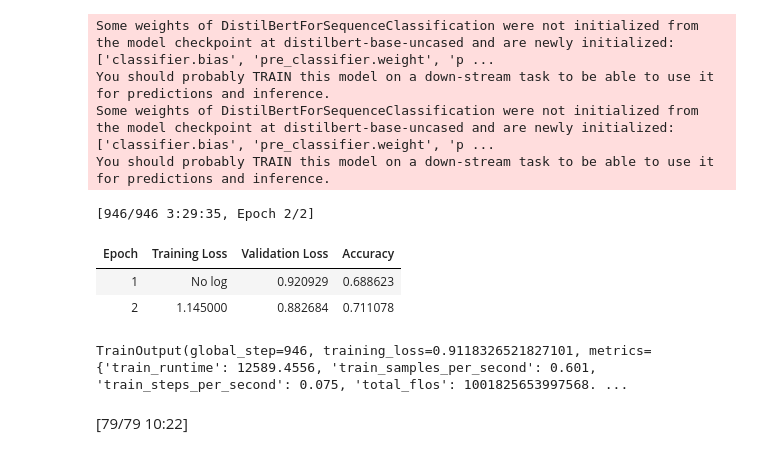
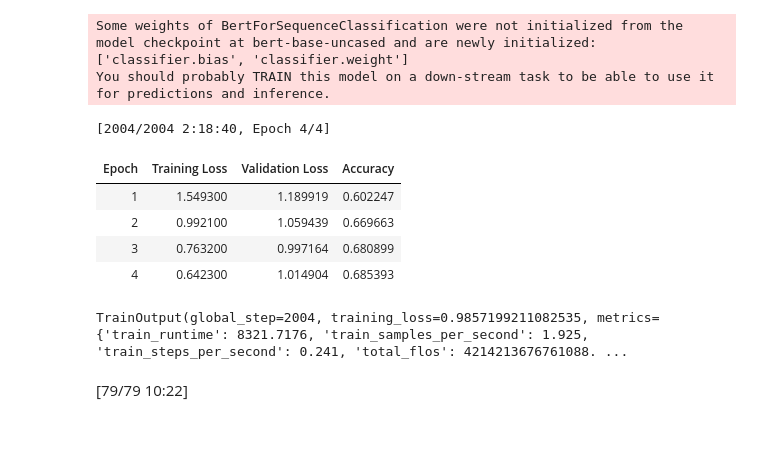
Before and after one commit to bonjarlow/data-source-identification, a Jupyter notebook: ml-testing/ml-url_html-testing.ipynb, the cells around one changed output. Cells and saved outputs as stored; diff of their text form; code cells hidden in the pictures.

```diff
--- a/ml-testing/ml-url_html-testing.ipynb
+++ b/ml-testing/ml-url_html-testing.ipynb
@@ -10,22 +12,27 @@ import evaluate
 # %%
-MODEL = "distilbert-base-uncased"
+import os
+os.environ["TOKENIZERS_PARALLELISM"] = "false"
+
+#MODEL = "distilbert-base-uncased"
 #MODEL = "google/bigbird-roberta-base"
-#MODEL = "bert-base-uncased"
-MAX_STEPS = 500
+MODEL = "bert-base-uncased"
 
 #explicitly load dataset from local file (hugging face insists on a constant train/test split when loading from hub)
 dataset = load_dataset('csv', data_files="data/coarse-labeled-urls-headers.csv")
 dataset = dataset.shuffle()
-dataset = dataset['train'].train_test_split(test_size=0.15)
+dataset = dataset['train'].train_test_split(test_size=0.10)
 
 tokenizer = AutoTokenizer.from_pretrained(MODEL)
 labels = ClassLabel(names_file="data/coarse_labels.txt")
 features = ['url', 'http_response', 'html_title', 'meta_description', 'h1', 'h2', 'h3', 'h4', 'h5', 'h6']
 
-labels_to_keep = set(labels.names)
+#filter out low freq granular labels
+#with open('data/high-freq-labels.txt', 'r') as file:
+    #lines = file.readlines()
+    #labels_to_keep = [line.strip() for line in lines]
 
 # Filter the dataset based on labels
-filtered_dataset = dataset.filter(lambda example: example['coarse_label'] in labels_to_keep)
+filtered_dataset = dataset.filter(lambda example: example['coarse_label'] in labels.names)
 
 def tokenize_function(batch):
     # Combine relevant features into a single string for tokenization
@@ -39,24 +46,26 @@ tokenized_train_dataset = filtered_dataset["train"].map(tokenize_function, batch
 tokenized_test_dataset = filtered_dataset["test"].map(tokenize_function, batched=False)
 
 # Optionally, you can cast the "label" column to ClassLabel
-tokenized_train_dataset = tokenized_train_dataset.cast_column("label", labels)
-tokenized_test_dataset = tokenized_test_dataset.cast_column("label", labels)
+#tokenized_train_dataset = tokenized_train_dataset.cast_column("coarse_label", labels)
+#tokenized_test_dataset = tokenized_test_dataset.cast_column("coarse_label", labels)
 # %%
-classifier = pipeline("text-classification", model=MODEL, framework="pt", tokenizer=tokenizer)
+
 model = AutoModelForSequenceClassification.from_pretrained(MODEL, num_labels=8)
 #training_args = TrainingArguments(output_dir="test_trainer_1.1", evaluation_strategy="epoch", max_steps=1)#, push_to_hub=True)
 training_args = TrainingArguments(
-    output_dir="distilbert_coarse_1.1",
+    output_dir="bert_coarse_1.2-8",
     evaluation_strategy="epoch",
     save_strategy='epoch',
-    num_train_epochs=2,
-    learning_rate=5e-5,  # Initial learning rate
+    num_train_epochs=4,
+    learning_rate=1e-5,  # Initial learning rate
     per_device_train_batch_size=8,
     per_device_eval_batch_size=8,
-    warmup_steps=0,  # Number of warmup steps
+    warmup_steps=100,  # Number of warmup steps
     weight_decay=0.0 # Weight decay coefficient)
 )
-optimizer = AdamW(model.parameters(), lr=training_args.learning_rate)  # Define the optimizer
+
+#optimizer = AdamW(model.parameters(), lr=training_args.learning_rate)  # Define the optimizer
+optimizer = TorchAdamW(model.parameters(), lr=training_args.learning_rate)  # Define the optimizer
 metric = evaluate.load("accuracy")
 
 # Calculate the total number of training steps
@@ -71,40 +80,40 @@ scheduler = get_linear_schedule_with_warmup(
 eval_predictions = []
 eval_labels = []
 
 def compute_metrics(eval_pred):
     logits, labels = eval_pred
     predictions = np.argmax(logits, axis=-1)
 
     #store the predictions and labels
     eval_predictions.extend(predictions.tolist())
     eval_labels.extend(labels.tolist())
 
     return metric.compute(predictions=predictions, references=labels)
 
 trainer = Trainer(
     model=model,
     args=training_args,
     train_dataset=tokenized_train_dataset,
     eval_dataset=tokenized_test_dataset,
     compute_metrics=compute_metrics,
     optimizers = (optimizer, scheduler)
 )
 
 trainer.train()
 
 # These will push a new model version to the Hugging Face Hub upon training completion
 #trainer.push_to_hub("PDAP/url-classifier-test")
 #tokenizer.push_to_hub("PDAP/url-classifier-test")
 # %% [output]
-Some weights of DistilBertForSequenceClassification were not initialized from the model checkpoint at distilbert-base-uncased and are newly initialized: ['classifier.bias', 'pre_classifier.weight', 'p ...
+Some weights of BertForSequenceClassification were not initialized from the model checkpoint at bert-base-uncased and are newly initialized: ['classifier.bias', 'classifier.weight']
 You should probably TRAIN this model on a down-stream task to be able to use it for predictions and inference.
-Some weights of DistilBertForSequenceClassification were not initialized from the model checkpoint at distilbert-base-uncased and are newly initialized: ['classifier.bias', 'pre_classifier.weight', 'p ...
-You should probably TRAIN this model on a down-stream task to be able to use it for predictions and inference.
-[946/946 3:29:35, Epoch 2/2]
+[2004/2004 2:18:40, Epoch 4/4]
 | Epoch | Training Loss | Validation Loss | Accuracy |
-| 1 | No log | 0.920929 | 0.688623 |
-| 2 | 1.145000 | 0.882684 | 0.711078 |
+| 1 | 1.549300 | 1.189919 | 0.602247 |
+| 2 | 0.992100 | 1.059439 | 0.669663 |
+| 3 | 0.763200 | 0.997164 | 0.680899 |
+| 4 | 0.642300 | 1.014904 | 0.685393 |
-TrainOutput(global_step=946, training_loss=0.9118326521827101, metrics={'train_runtime': 12589.4556, 'train_samples_per_second': 0.601, 'train_steps_per_second': 0.075, 'total_flos': 1001825653997568. ...
+TrainOutput(global_step=2004, training_loss=0.9857199211082535, metrics={'train_runtime': 8321.7176, 'train_samples_per_second': 1.925, 'train_steps_per_second': 0.241, 'total_flos': 4214213676761088. ...
 # %%
 # Evaluate the final model on the test dataset
 evaluation_results = trainer.evaluate()
```
Also changed, not shown: parts of 22 cells of this notebook.
